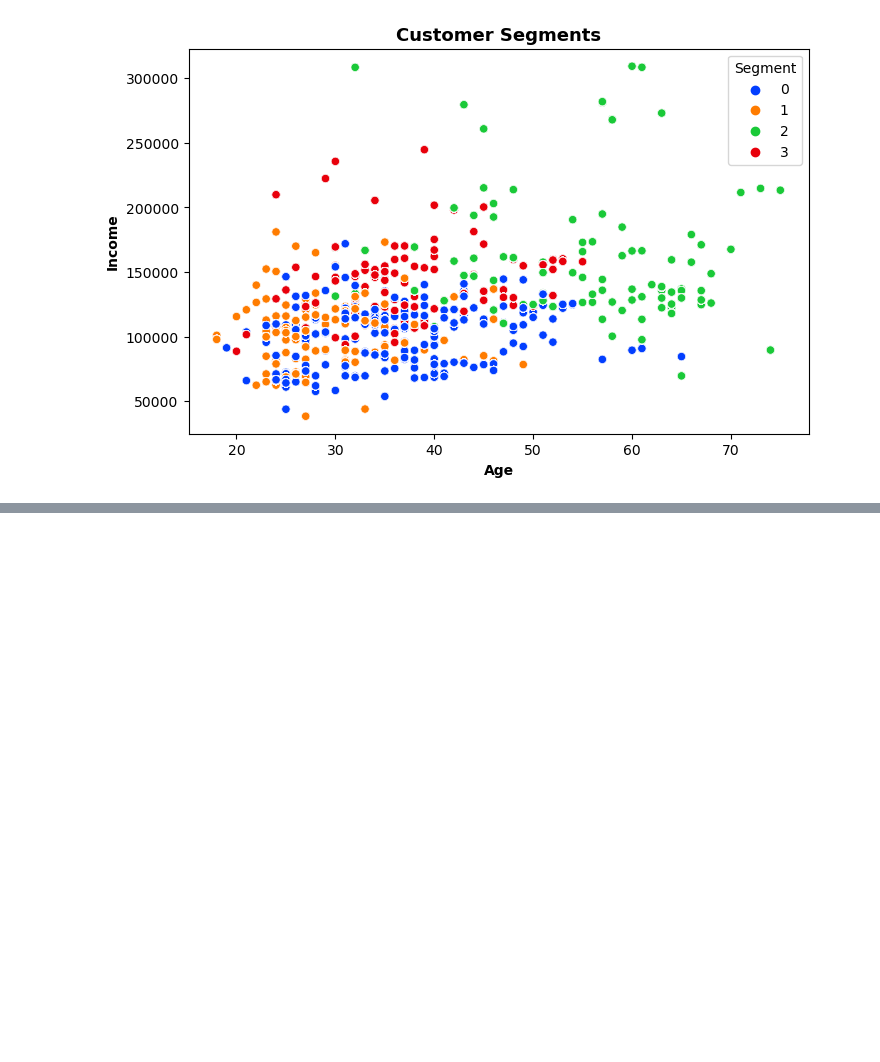
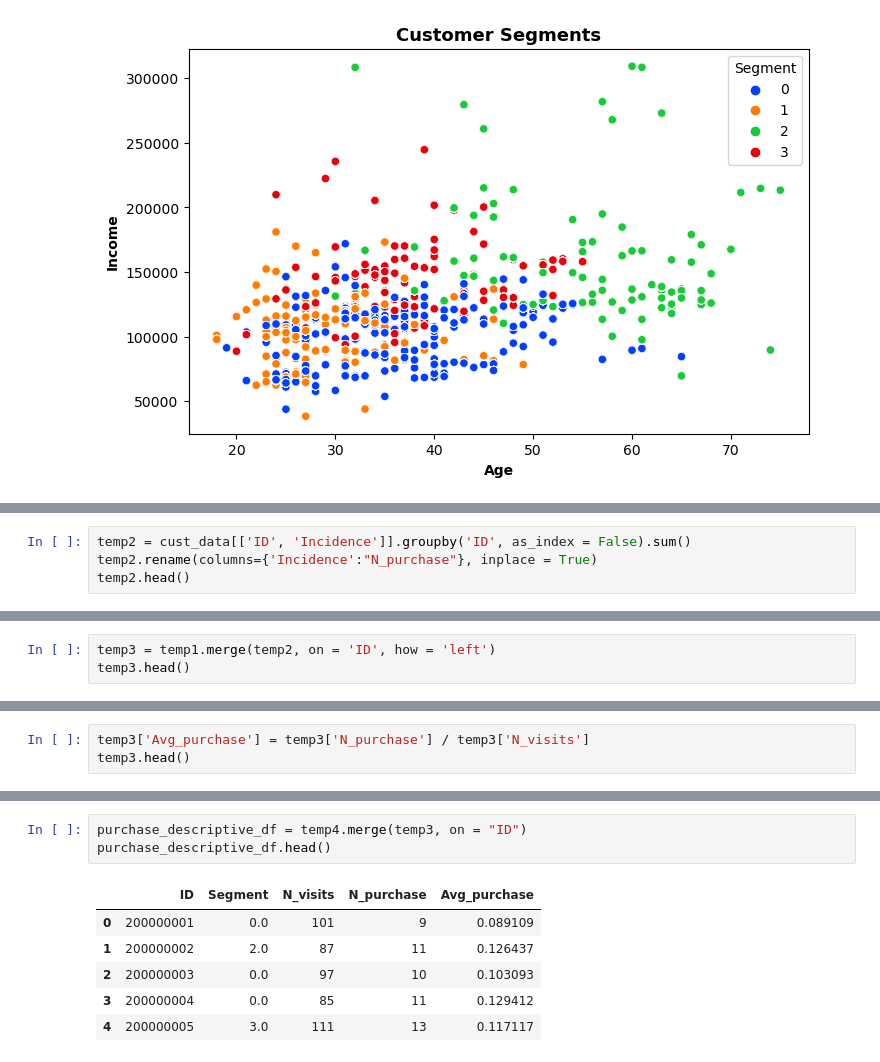
Before and after one commit to lavkushsingh31/ML-Practice-Exercises, a Jupyter notebook: Customer Purchase Analytics.ipynb, the cells around one changed output, grey strips where cells are left out. Saved outputs shown, nothing was run; the diff lists cells and outputs as text; blank space fills up the shorter version.

```diff
--- a/Customer Purchase Analytics.ipynb
+++ b/Customer Purchase Analytics.ipynb
@@ -104,0 +129,4 @@ plt.ylabel('Income', fontweight="bold");
+# %%
+temp2 = cust_data[['ID', 'Incidence']].groupby('ID', as_index = False).sum()
+temp2.rename(columns={'Incidence':"N_purchase"}, inplace = True)
+temp2.head()
@@ -104,0 +140,3 @@ plt.ylabel('Income', fontweight="bold");
+# %%
+temp3 = temp1.merge(temp2, on = 'ID', how = 'left')
+temp3.head()
@@ -104,0 +157,3 @@ plt.ylabel('Income', fontweight="bold");
+# %%
+temp3['Avg_purchase'] = temp3['N_purchase'] / temp3['N_visits']
+temp3.head()
@@ -104,0 +177,10 @@ plt.ylabel('Income', fontweight="bold");
+# %%
+purchase_descriptive_df = temp4.merge(temp3, on = "ID")
+purchase_descriptive_df.head()
+# %% [output]
+|  | ID | Segment | N_visits | N_purchase | Avg_purchase |
+| 0 | 200000001 | 0.0 | 101 | 9 | 0.089109 |
+| 1 | 200000002 | 2.0 | 87 | 11 | 0.126437 |
+| 2 | 200000003 | 0.0 | 97 | 10 | 0.103093 |
+| 3 | 200000004 | 0.0 | 85 | 11 | 0.129412 |
+| 4 | 200000005 | 3.0 | 111 | 13 | 0.117117 |
```
Also changed, not shown: parts of 19 cells of this notebook.
